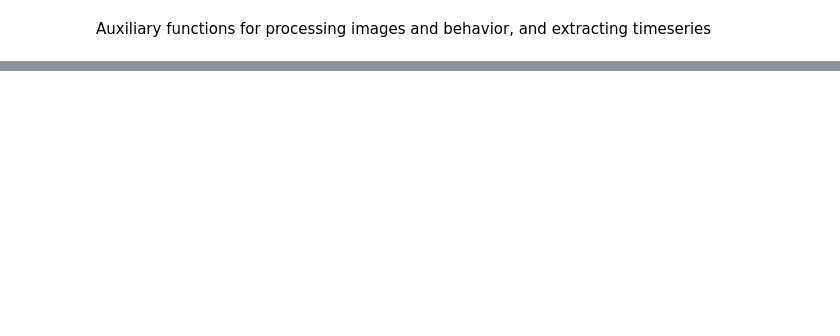
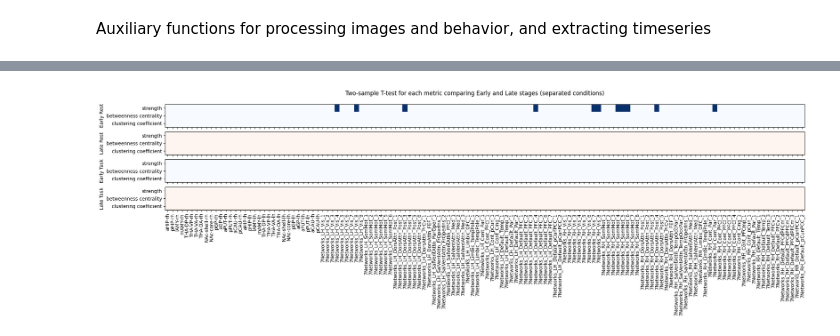
Before and after one commit to abry1701/NeuroComp2025_TPFinal, a Jupyter notebook: timeseries_analysis.ipynb, the cells around one changed output, grey strips where cells are left out. Saved outputs shown, nothing was run; the diff lists cells and outputs as text; code cells hidden in the pictures; blank space fills up the shorter version.

```diff
--- a/timeseries_analysis.ipynb
+++ b/timeseries_analysis.ipynb
@@ -361,0 +491,75 @@ g.add_edge()
+# %%
+rest_early_data = adjacency_matrices['rest_early']['mslWithITI'] + adjacency_matrices['rest_early']['mslWithoutITI']
+rest_late_data = adjacency_matrices['rest_late']['mslWithITI'] + adjacency_matrices['rest_late']['mslWithoutITI']
+task_early_data = adjacency_matrices['task_early']['mslWithITI'] + adjacency_matrices['task_early']['mslWithoutITI']
+task_late_data = adjacency_matrices['task_late']['mslWithITI'] + adjacency_matrices['task_late']['mslWithoutITI']
+
+rest_early_metrics = compute_node_metrics(rest_early_data)
+rest_late_metrics = compute_node_metrics(rest_late_data)
+task_early_metrics = compute_node_metrics(task_early_data)
+task_late_metrics = compute_node_metrics(task_late_data)
+
+alpha = 0.05
+
+fig, axs = plt.subplots(4,1,figsize=(24, 4))
+
+early_late_rest_stats = {}
+for metric in early_metrics:
+    early_late_rest_stats[metric] = {}
+    p_vals_early_rest = stats.ttest_ind(rest_early_metrics[metric], rest_late_metrics[metric], alternative='greater').pvalue
+    p_vals_late_rest = stats.ttest_ind(rest_early_metrics[metric], rest_late_metrics[metric], alternative='less').pvalue
+    p_vals_fdr_early_rest = stats.false_discovery_control(p_vals_early_rest)
+    p_vals_fdr_late_rest = stats.false_discovery_control(p_vals_late_rest)
+    early_late_rest_stats[metric]['Rest: early > late'] = p_vals_fdr_early_rest
+    early_late_rest_stats[metric]['Rest: late > early'] = p_vals_fdr_late_rest
+
+axs[0].imshow([
+    early_late_rest_stats['strength']['Rest: early > late'] < alpha,
+    early_late_rest_stats['betweenness centrality']['Rest: early > late'] < alpha,
+    early_late_rest_stats['clustering coefficient']['Rest: early > late'] < alpha
+    ], interpolation='none', aspect='auto', cmap='Blues')
+axs[1].imshow([
+    early_late_rest_stats['strength']['Rest: late > early'] < alpha,
+    early_late_rest_stats['betweenness centrality']['Rest: late > early'] < alpha,
+    early_late_rest_stats['clustering coefficient']['Rest: late > early'] < alpha
+    ], interpolation='none', aspect='auto', cmap='Reds')
+
+early_late_task_stats = {}
+for metric in early_metrics:
+    early_late_task_stats[metric] = {}
+    p_vals_early_task = stats.ttest_ind(task_early_metrics[metric], task_late_metrics[metric], alternative='greater').pvalue
+    p_vals_late_task = stats.ttest_ind(task_early_metrics[metric], task_late_metrics[metric], alternative='less').pvalue
+    p_vals_fdr_early_task = stats.false_discovery_control(p_vals_early_task)
+    p_vals_fdr_late_task = stats.false_discovery_control(p_vals_late_task)
+    early_late_task_stats[metric]['Task: early > late'] = p_vals_fdr_early_task
+    early_late_task_stats[metric]['Task: late > early'] = p_vals_fdr_late_task
+axs[2].imshow([
+    early_late_task_stats['strength']['Task: early > late'] < alpha,
+    early_late_task_stats['betweenness centrality']['Task: early > late'] < alpha,
+    early_late_task_stats['clustering coefficient']['Task: early > late'] < alpha
+    ], interpolation='none', aspect='auto', cmap='Blues')
+axs[3].imshow([
+    early_late_task_stats['strength']['Task: late > early'] < alpha,
+    early_late_task_stats['betweenness centrality']['Task: late > early'] < alpha,
+    early_late_task_stats['clustering coefficient']['Task: late > early'] < alpha
+    ], interpolation='none', aspect='auto', cmap='Reds')
+
+fig.suptitle('Two-sample T-test for each metric comparing Early and Late stages (separated conditions)')
+axs[0].set(yticks=[0,1,2], yticklabels=['strength', 'betweenness centrality', 'clustering coefficient'])
+axs[0].set(ylabel='Early Rest')
+axs[0].set(xticks=np.arange(len(labels)))
+axs[1].set(xticks=np.arange(len(labels)))
+axs[2].set(xticks=np.arange(len(labels)))
+axs[1].set(yticks=[0,1,2], yticklabels=['strength', 'betweenness centrality', 'clustering coefficient'])
+axs[3].set(xticks=np.arange(len(labels)), xticklabels=labels)
+axs[2].set(yticks=[0,1,2], yticklabels=['strength', 'betweenness centrality', 'clustering coefficient'])
+axs[3].set(yticks=[0,1,2], yticklabels=['strength', 'betweenness centrality', 'clustering coefficient'])
+axs[1].set(ylabel='Late Rest')
+axs[2].set(ylabel='Early Task')
+axs[3].set(ylabel='Late Task')
+axs[0].label_outer()
+axs[1].label_outer()
+axs[2].label_outer()
+axs[3].tick_params(axis='x', labelrotation=90)
+# %% [output]
+[figure, added]
```
Also changed, not shown: parts of 22 cells of this notebook, 49 other files.
